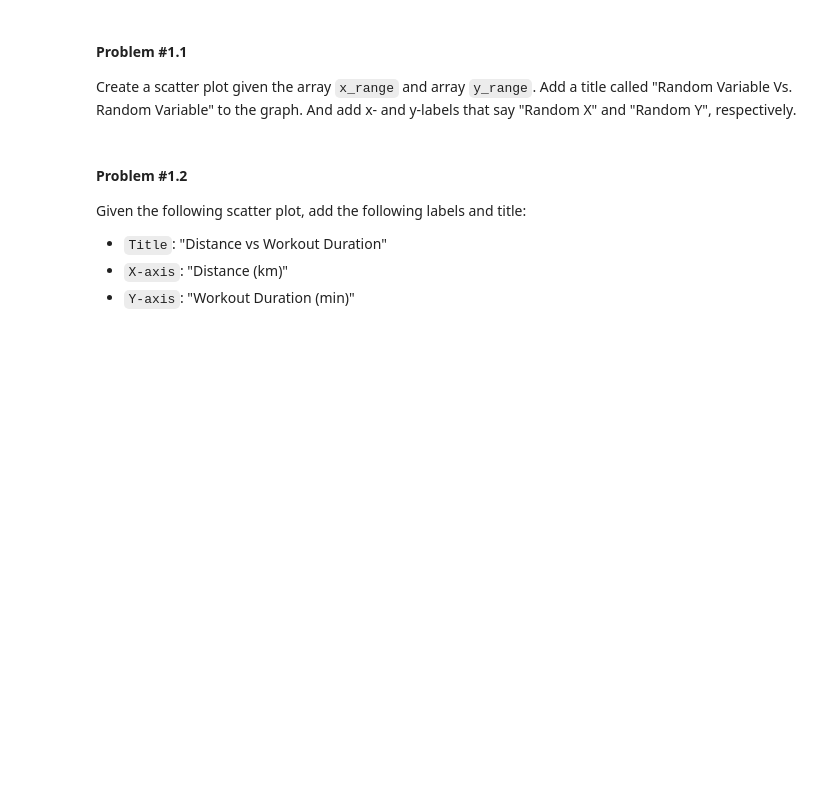
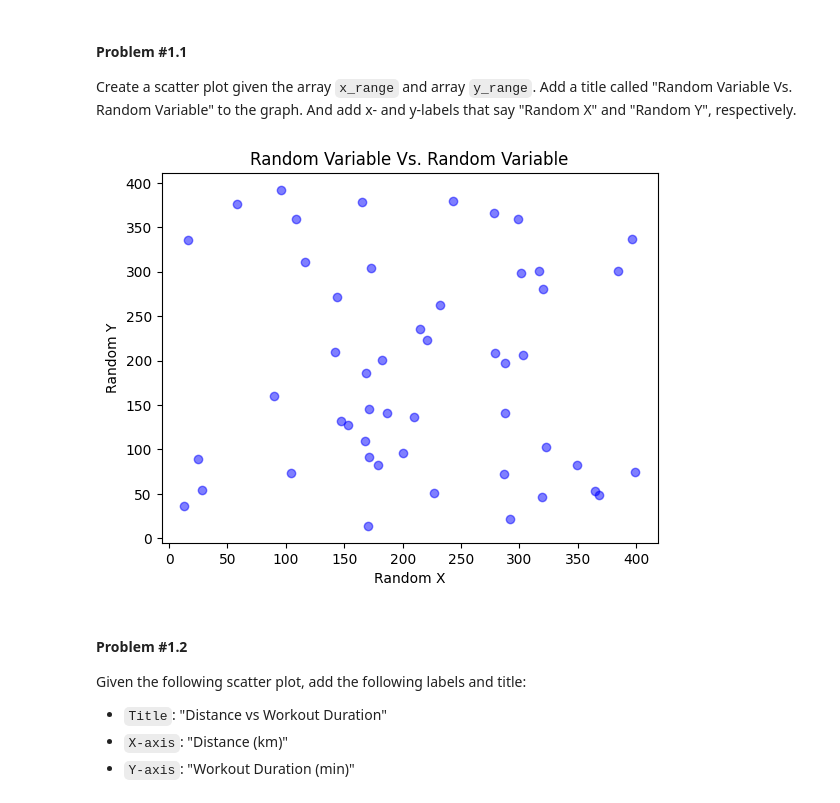
Before and after one commit to itsoreohi/ai, a Jupyter notebook: TRAIN_YLC_Week_5_Homework_Notebook_[STUDENT].ipynb, the cells around one changed output. Cells and saved outputs as stored; diff of their text form; code cells hidden in the pictures; blank space fills up the shorter version.

```diff
--- a/TRAIN_YLC_Week_5_Homework_Notebook_[STUDENT].ipynb
+++ b/TRAIN_YLC_Week_5_Homework_Notebook_[STUDENT].ipynb
@@ -63,3 +58,19 @@ y_range = np.random.randint(400, size=50)
+# %%
+x_range = np.random.randint(400, size=50)
+y_range = np.random.randint(400, size=50)
+
+# Create scatter plot
+plt.scatter(x_range, y_range, color='b', alpha=0.5) # 'b' stands for blue color and alpha is for transparency
+
+# Add title and labels
+plt.title("Random Variable Vs. Random Variable")
+plt.xlabel("Random X")
+plt.ylabel("Random Y")
+
+# Show plot
+plt.show()
+# %% [output]
+[figure, added]
 # %% [markdown]
 #### **Problem #1.2**
 
```
Also changed, not shown: parts of 12 cells of this notebook.
